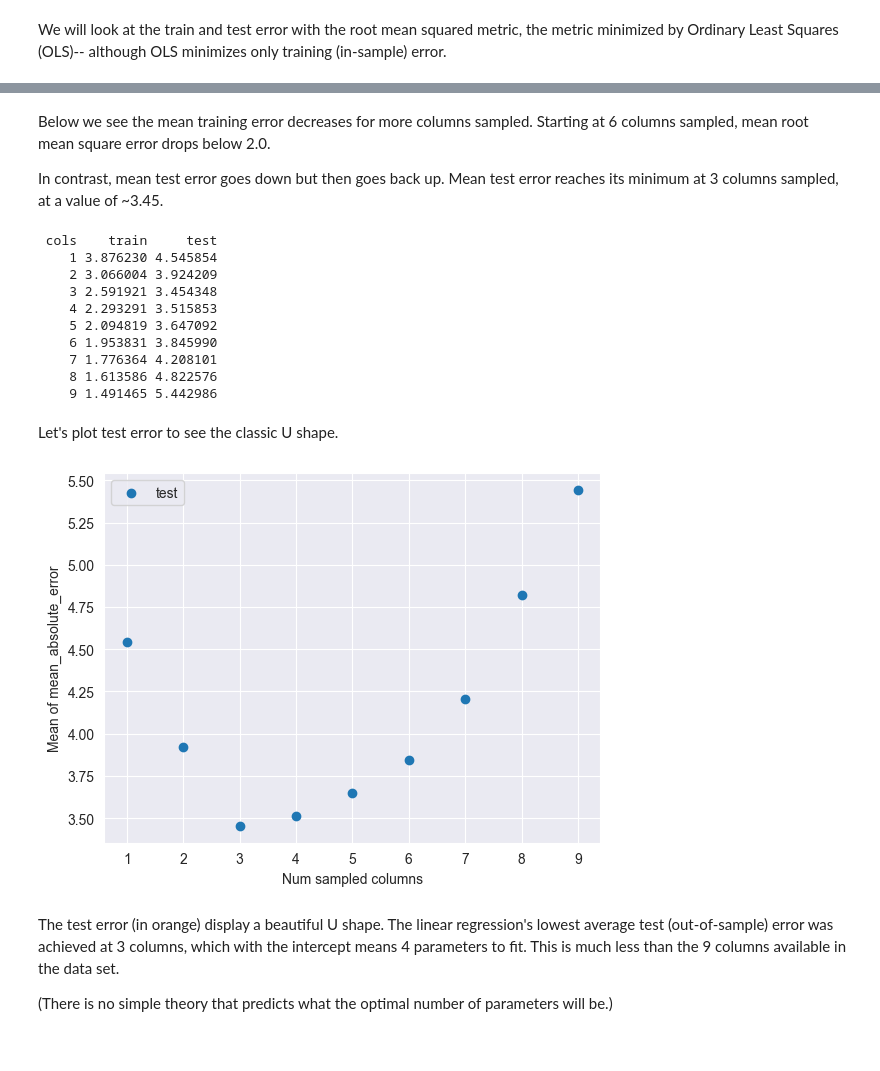
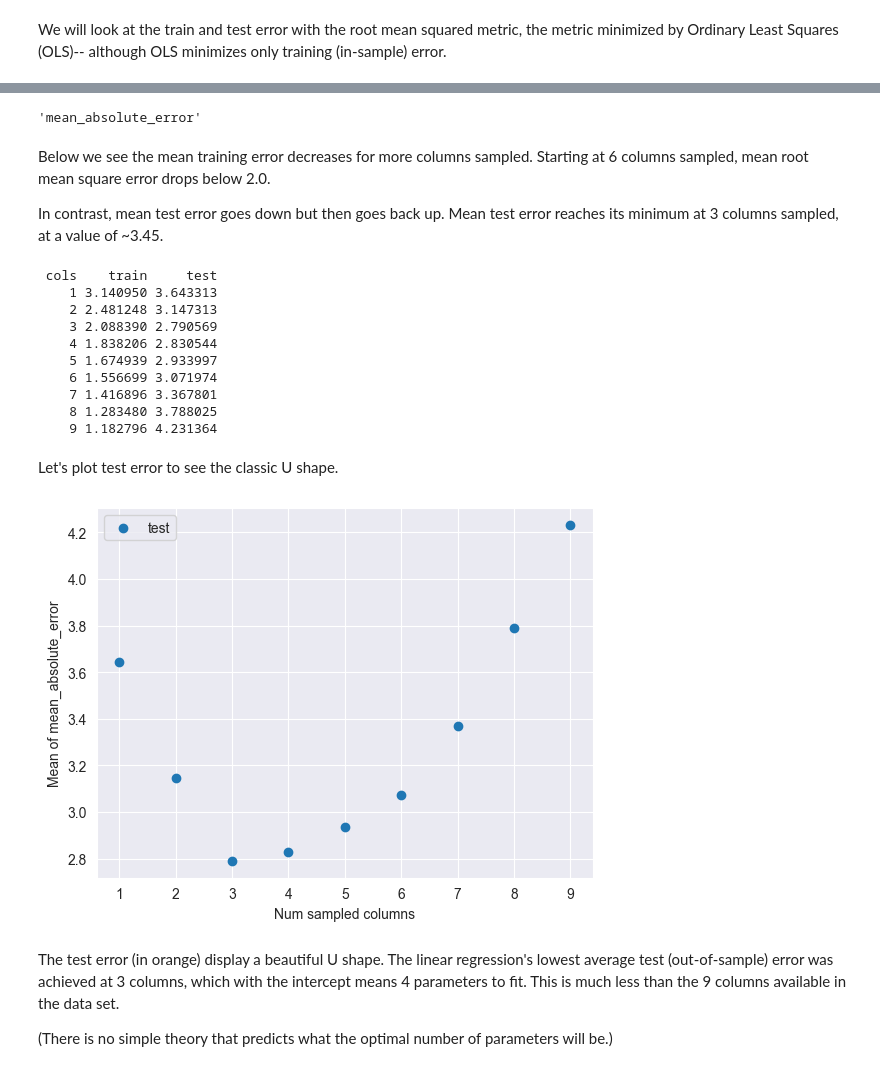
Before and after one commit to jeanimal/double_descent_dar, a Jupyter notebook: double_descent_mtcars_reg.ipynb, the cells around one changed output, grey strips where cells are left out. Drawn from its saved outputs; the diff is of its cells as text; code cells hidden in the pictures.

```diff
--- a/double_descent_mtcars_reg.ipynb
+++ b/double_descent_mtcars_reg.ipynb
@@ -149,8 +149,8 @@ Set the model to fit and the error metric from sklearn.
 # %%
 model = linear_model.LinearRegression(fit_intercept=True)
 # %%
-my_metric = mean_absolute_error
-# my_metric = root_mean_squared_error
+metric = mean_absolute_error
+# metric = root_mean_squared_error
 # %% [markdown]
 ## Running the simplest experiment
 # %%
@@ -195,6 +198,10 @@ metrics = [
         sample_eval.MetricTuple('train', metric_func=metric, dataset_type=sample_eval.DatasetType.train),
         sample_eval.MetricTuple('test', metric_func=metric, dataset_type=sample_eval.DatasetType.test)
     ]
+# %%
+metrics[0].metric_func.__name__
+# %% [output]
+'mean_absolute_error'
 # %%
 num_samples = 300
 random_state = np.random.RandomState(11)  # set for reproducibility
@@ -214,25 +221,25 @@ print(pd.DataFrame({
     'test': np.mean(metric_dict['test'], axis=0)}).to_string(index=False))
 # %% [output]
  cols    train     test
-    1 3.876230 4.545854
-    2 3.066004 3.924209
-    3 2.591921 3.454348
-    4 2.293291 3.515853
-    5 2.094819 3.647092
-    6 1.953831 3.845990
-    7 1.776364 4.208101
-    8 1.613586 4.822576
-    9 1.491465 5.442986
+    1 3.140950 3.643313
+    2 2.481248 3.147313
+    3 2.088390 2.790569
+    4 1.838206 2.830544
+    5 1.674939 2.933997
+    6 1.556699 3.071974
+    7 1.416896 3.367801
+    8 1.283480 3.788025
+    9 1.182796 4.231364
 # %% [markdown]
 Let's plot test error to see the classic U shape.
 # %%
 plt.scatter(num_columns_list, np.mean(metric_dict['test'], axis=0), label='test')
 plt.xlabel("Num sampled columns")
-plt.ylabel("Mean of " + my_metric.__name__)
+plt.ylabel("Mean of " + metrics[0].metric_func.__name__)
 plt.legend()
 plt.show()
 # %% [output]
-[figure, old version]
+[figure, new version]
 # %% [markdown]
 The test error (in orange) display a beautiful U shape.  The linear regression's lowest average test (out-of-sample) error was achieved at 3 columns, which with the intercept means 4 parameters to fit.  This is much less than the 9 columns available in the data set.
 
```
Also changed, not shown: parts of 16 cells of this notebook.
